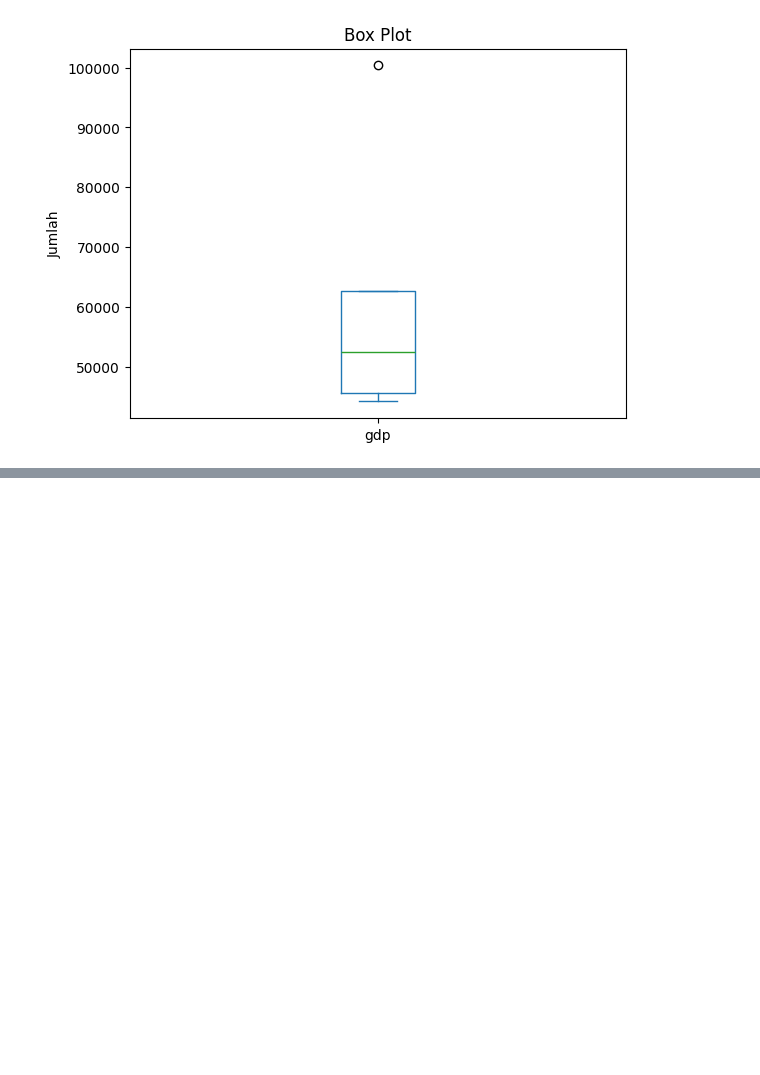
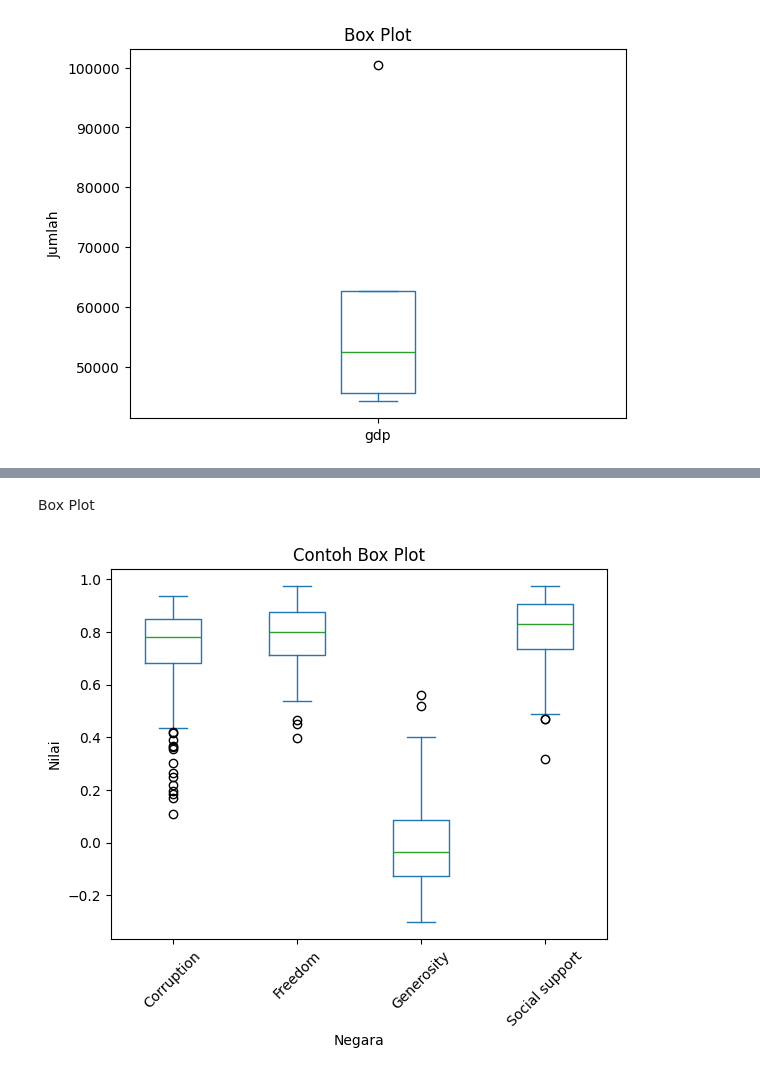
Before and after one commit to ekaputra04/visualisasi-data-python, a Jupyter notebook: 20-pandas-dataframe/pandas-dataframe.ipynb, the cells around one changed output, grey strips where cells are left out. Saved outputs shown, nothing was run; the diff lists cells and outputs as text; code cells hidden in the pictures; blank space fills up the shorter version.

```diff
--- a/20-pandas-dataframe/pandas-dataframe.ipynb
+++ b/20-pandas-dataframe/pandas-dataframe.ipynb
@@ -268,0 +343,17 @@ plt.show()
+# %% [markdown]
+Box Plot
+# %%
+df.plot(
+  y=['Corruption', 'Freedom', 'Generosity', 'Social support'],
+  kind="box"
+)
+
+# Menyesuaikan label sumbu x agar miring
+plt.xticks(rotation=45)
+
+plt.title('Contoh Box Plot')
+plt.xlabel('Negara')
+plt.ylabel('Nilai')
+plt.show()
+# %% [output]
+[figure, added]
```
Also changed, not shown: parts of 14 cells of this notebook, 1 other file.
